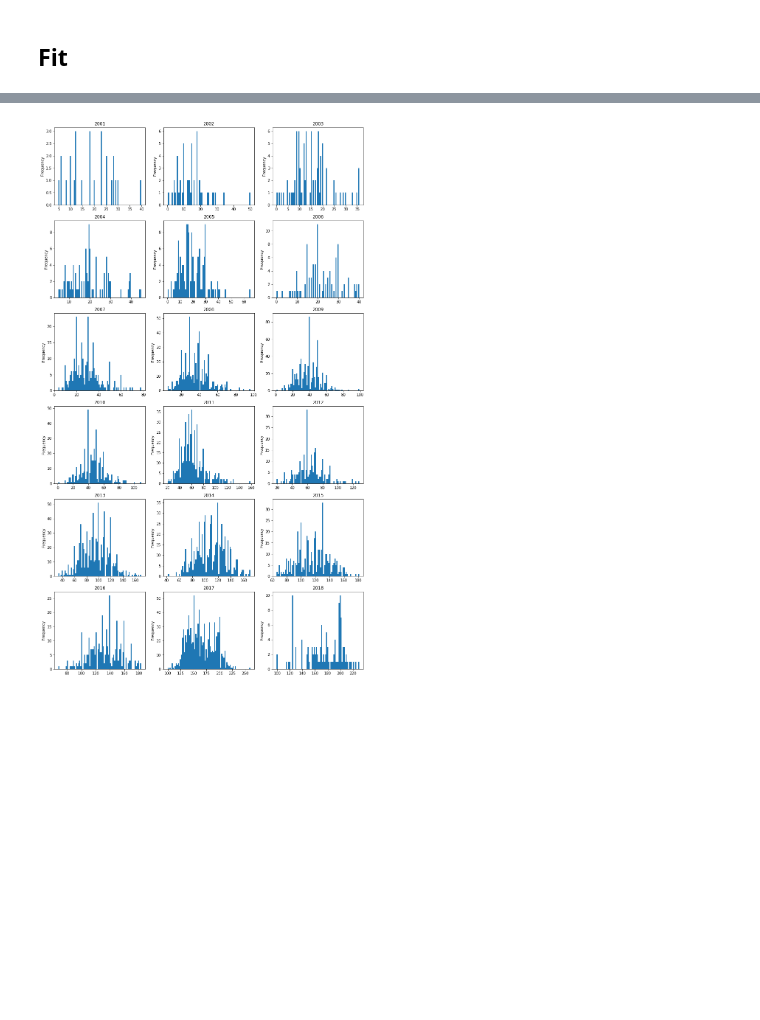
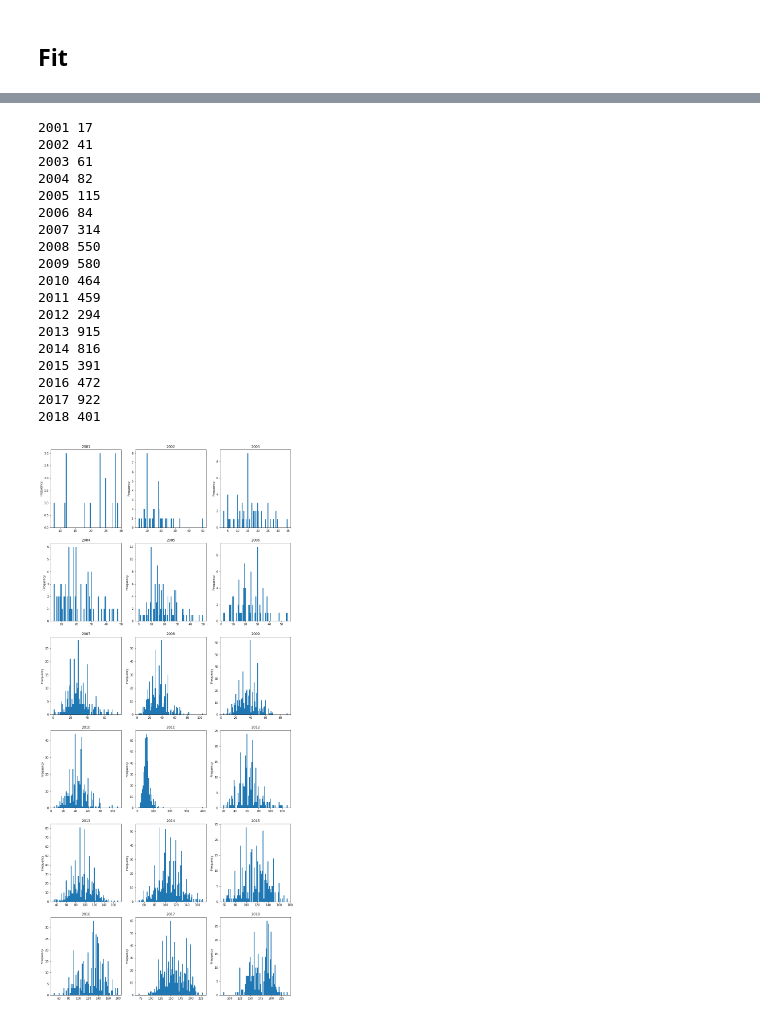
Before and after one commit to pyotr777/car_scraping, a Jupyter notebook: visualize.ipynb, the cells around one changed output, grey strips where cells are left out. Saved outputs shown, nothing was run; the diff lists cells and outputs as text; code cells hidden in the pictures; blank space fills up the shorter version.

```diff
--- a/visualize.ipynb
+++ b/visualize.ipynb
@@ -133,7 +133,7 @@ for (i, (key, group)) in enumerate(b.groupby('model_year')):
 # %%
 client = MongoClient()
 db = client['CARSENSOR']
-collection = db['Fit']
+collection = db['FIT']
 
 col = collection.find()
 df = pd.DataFrame(list(col))
@@ -146,0 +160,10 @@ a.plot.scatter(x='model_year', y='base_price', figsize=(12, 8))
+# %%
+num_models = len(df['model_year'].unique())
+cmap = plt.get_cmap('jet')
+colors = [cmap(c / float(num_models)) for c in np.arange(1, num_models + 1)]
+fig, ax = plt.subplots(1, 1, figsize=(12, 8))
+for (i, (key, group)) in enumerate(df.groupby('model_year')):
+    (group['base_price']/10000).plot(kind='hist', ax=ax, alpha=0.7, bins=80, label=key, color=colors[i])
+    ax.legend()
+    ax.set_xlabel('base_price')
+# fig.savefig('base_price_hist.png')
@@ -146,0 +172,12 @@ a.plot.scatter(x='model_year', y='base_price', figsize=(12, 8))
+# %%
+cmap = plt.get_cmap('jet')
+colors = [cmap(c / float(5)) for c in np.arange(1, 5 + 1)]
+fig, ax = plt.subplots(1, 1, figsize=(12, 8))
+j = 0
+for (i, (key, group)) in enumerate(df.groupby('model_year')):
+    if key > 2013 and key < 2019:
+        (group['base_price']/10000).plot(kind='hist', ax=ax, alpha=0.7, bins=80, color=colors[j], label=key)
+        ax.legend()
+        ax.set_xlabel('base_price')
+        j += 1
+# fig.savefig('base_price_hist2.png')
@@ -147,14 +186,35 @@ a.plot.scatter(x='model_year', y='base_price', figsize=(12, 8))
 # %%
 a = df[['base_price', 'distance', 'model_year']].dropna()
 # grouped = a.groupby('model_year')
-fig, axes = plt.subplots(6, 3, figsize=(15, 27))
+num_models = len(a['model_year'].unique())
+a['base_price'] /= 10000
+
+fig, axes = plt.subplots(math.ceil(num_models / 3), 3, figsize=(15, 35))
 for (ax, (key, group)) in zip(axes.flatten(), a.groupby('model_year')):
-#     print(key, len(group))
-    group= group['base_price'] / 10000
-    ax = group.plot.hist(ax=ax, bins=80)
+    print(key, len(group))
+    ax = group['base_price'].plot.hist(ax=ax, bins=80)
     ax.set_title(key)
+# plt.savefig('dist.png')
 # %% [output]
+2001 17
+2002 41
+2003 61
+2004 82
+2005 115
+2006 84
+2007 314
+2008 550
+2009 580
+2010 464
+2011 459
+2012 294
+2013 915
+2014 816
+2015 391
+2016 472
+2017 922
+2018 401
-[figure, old version]
+[figure, new version]
 # %%
 fig = plt.figure(figsize=(12, 8))
 cmap = plt.get_cmap('rainbow')
```
Also changed, not shown: parts of 7 cells of this notebook, 1 other file.
